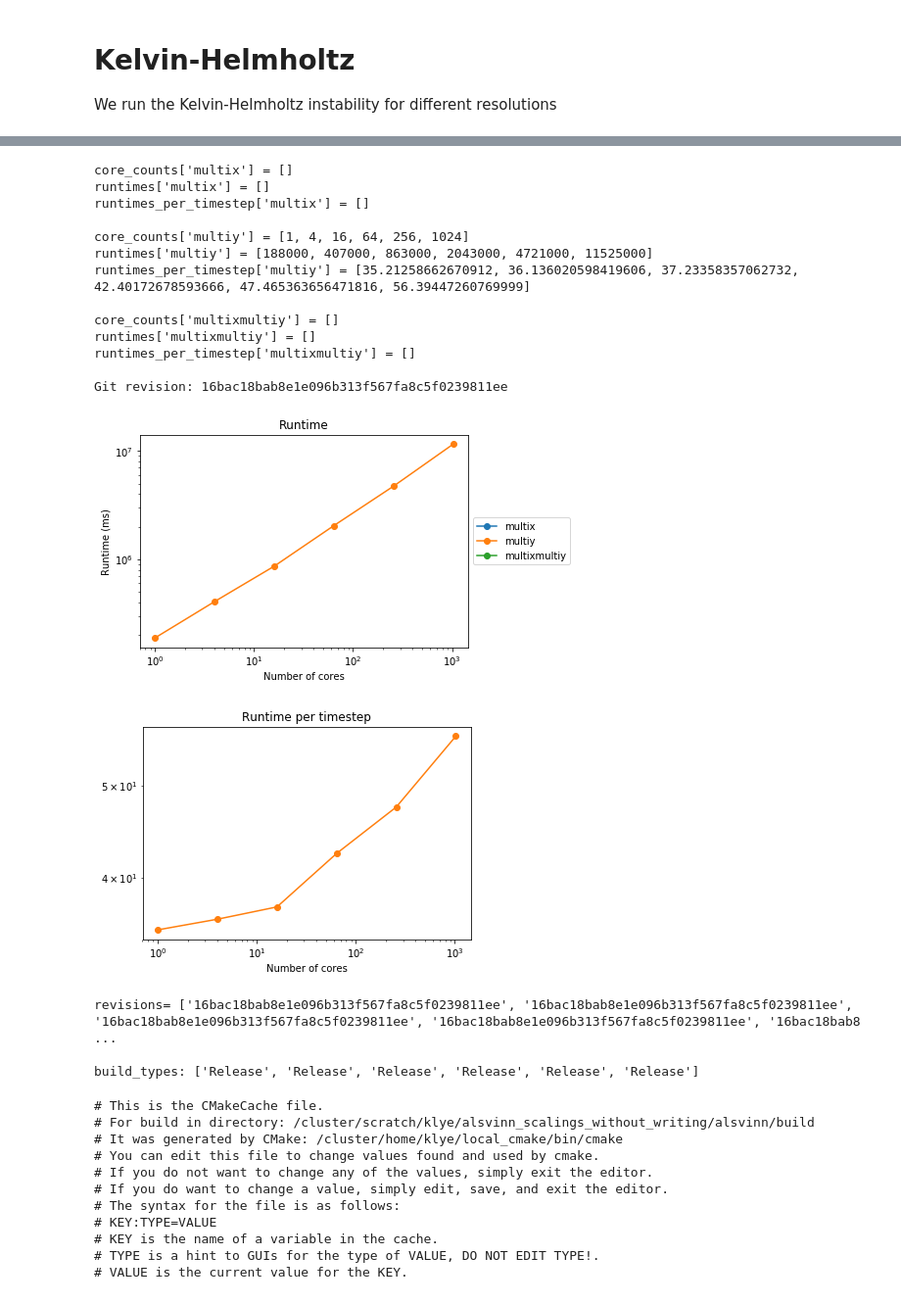
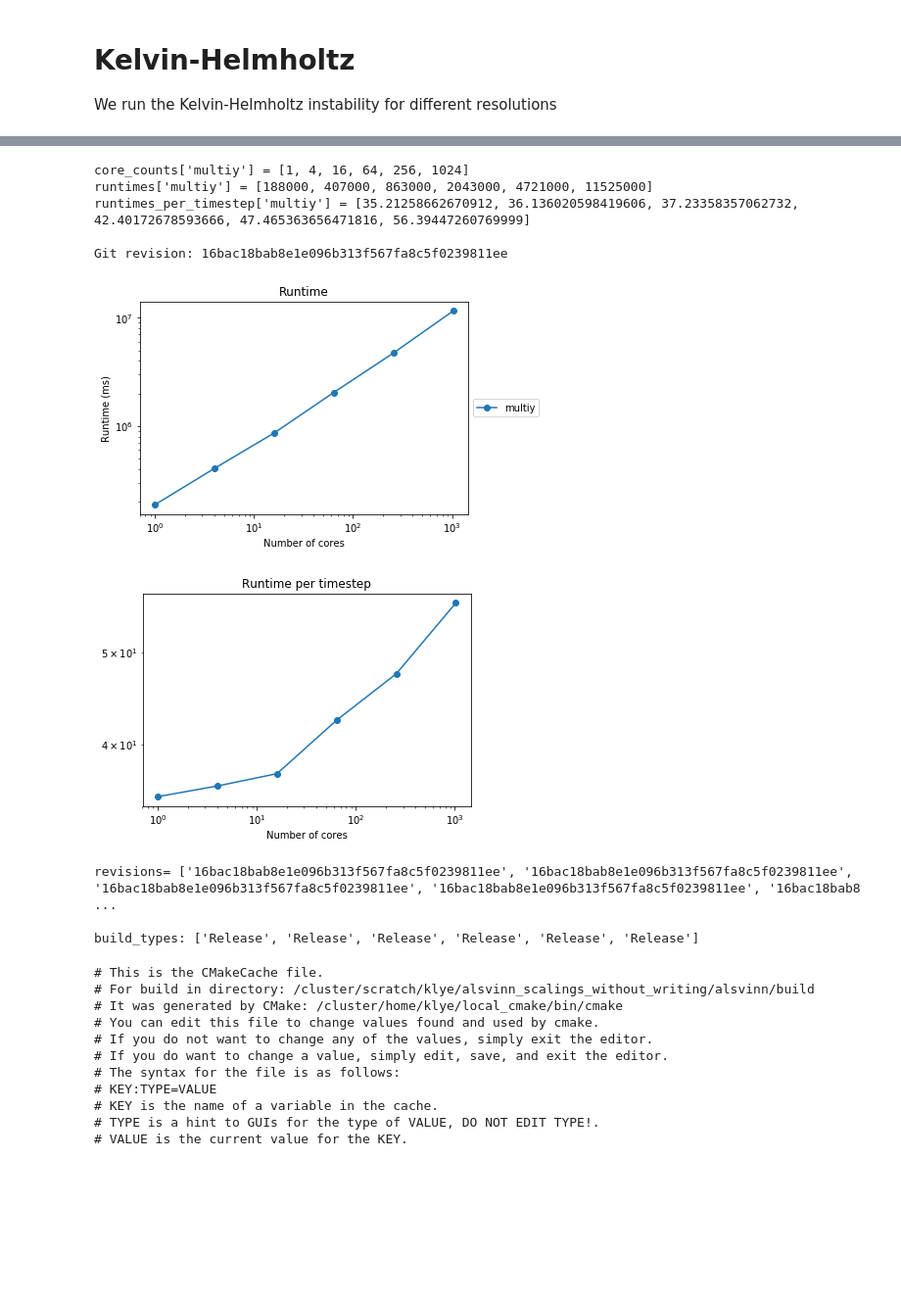
Before and after one commit to kjetil-lye/alsvinn_scalings, a Jupyter notebook: reports/WeakScalingReport_euler_beta_without_write_20180214.ipynb, the cells around one changed output, grey strips where cells are left out. Shown at 98% size. Saved outputs shown, nothing was run; the diff lists cells and outputs as text; code cells hidden in the pictures; blank space fills up the shorter version.

```diff
--- a/reports/WeakScalingReport_euler_beta_without_write_20180214.ipynb
+++ b/reports/WeakScalingReport_euler_beta_without_write_20180214.ipynb
@@ -47,6 +47,8 @@ for setup in setups:
             errors +=str(e) + '\n'
 
     try:
+        if len(runtimes) == 0:
+            continue
         plt.figure(0)
         plt.title("Runtime")
         plt.loglog(core_counts, runtimes, '-o',label=setup)
@@ -59,7 +61,7 @@ for setup in setups:
         plt.figure(1)
         plt.title("Runtime per timestep")
         plt.loglog(core_counts, runtimes_per_timestep, '-o',label=setup)
-        plt.ylim([min(runtimes_per_timestep/8), max(runtimes_per_timestep)*8])
+        plt.ylim([min(runtimes_per_timestep)/16.0, max(runtimes_per_timestep)*16.0])
         plt.xlabel('Number of cores')
         plt.ylabel('Runtime per timestep (ms)')
 
@@ -126,6 +114,8 @@ for setup in setups:
             errors += str(e) + '\n'
 
     try:
+        if len(runtimes) == 0:
+            continue
         plt.figure(0)
         plt.title("Runtime")
         plt.loglog(core_counts, runtimes, '-o',label=setup)
@@ -138,44 +128,36 @@ for setup in setups:
         plt.figure(1)
         plt.title("Runtime per timestep")
         plt.loglog(core_counts, runtimes_per_timestep, '-o',label=setup)
         plt.xlabel('Number of cores')
-        plt.ylim([min(runtimes_per_timestep/8), max(runtimes_per_timestep)*8])
+        plt.ylim([min(runtimes_per_timesteps)/16.0, max(runtimes_per_timestep)*16.0])
         plt.ylabel('Runtime per timestep (ms)')
 
         ax = plt.gca()
         ax.legend(loc='center left', bbox_to_anchor=(1, 0.5))
     except Exception as e:
         errors += "Failed at {setup}\n\n Skipping.\n".format(setup=setup)
         errors += str(e) + '\n'
 
     print("core_counts['%s'] = %s" % (setup, core_counts))
     print("runtimes['%s'] = %s" % (setup, runtimes))
     print("runtimes_per_timestep['%s'] = %s" % (setup, runtimes_per_timestep))
     print("")
 try:
     print("Git revision: %s" % git_revision )
     plt.show()
     print("revisions= %s" % revisions)
     print()
     print("build_types: %s" % build_types)
 except Exception as e:
     errors += str(e) + '\n'
 # %% [output]
-core_counts['multix'] = []
-runtimes['multix'] = []
-runtimes_per_timestep['multix'] = []
-
 core_counts['multiy'] = [1, 4, 16, 64, 256, 1024]
 runtimes['multiy'] = [188000, 407000, 863000, 2043000, 4721000, 11525000]
 runtimes_per_timestep['multiy'] = [35.21258662670912, 36.136020598419606, 37.23358357062732, 42.40172678593666, 47.465363656471816, 56.39447260769999]
 
-core_counts['multixmultiy'] = []
-runtimes['multixmultiy'] = []
-runtimes_per_timestep['multixmultiy'] = []
-
 Git revision: 16bac18bab8e1e096b313f567fa8c5f0239811ee
-[figure, old version]
+[figure, new version]
-[figure, old version]
+[figure, new version]
 revisions= ['16bac18bab8e1e096b313f567fa8c5f0239811ee', '16bac18bab8e1e096b313f567fa8c5f0239811ee', '16bac18bab8e1e096b313f567fa8c5f0239811ee', '16bac18bab8e1e096b313f567fa8c5f0239811ee', '16bac18bab8 ...
 
 build_types: ['Release', 'Release', 'Release', 'Release', 'Release', 'Release']
```
Also changed, not shown: parts of 2 cells of this notebook.
